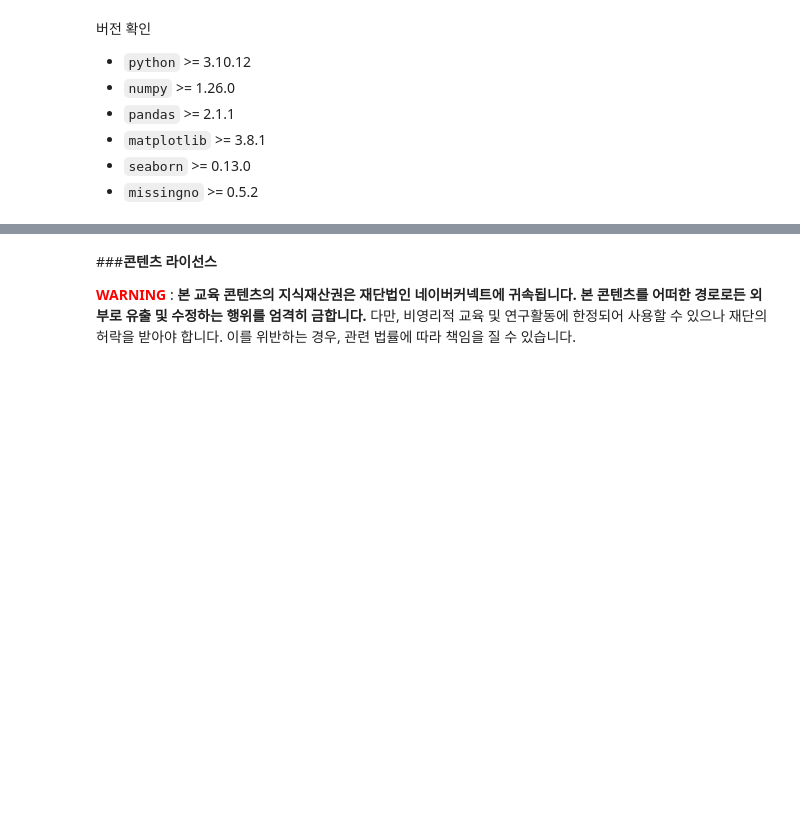
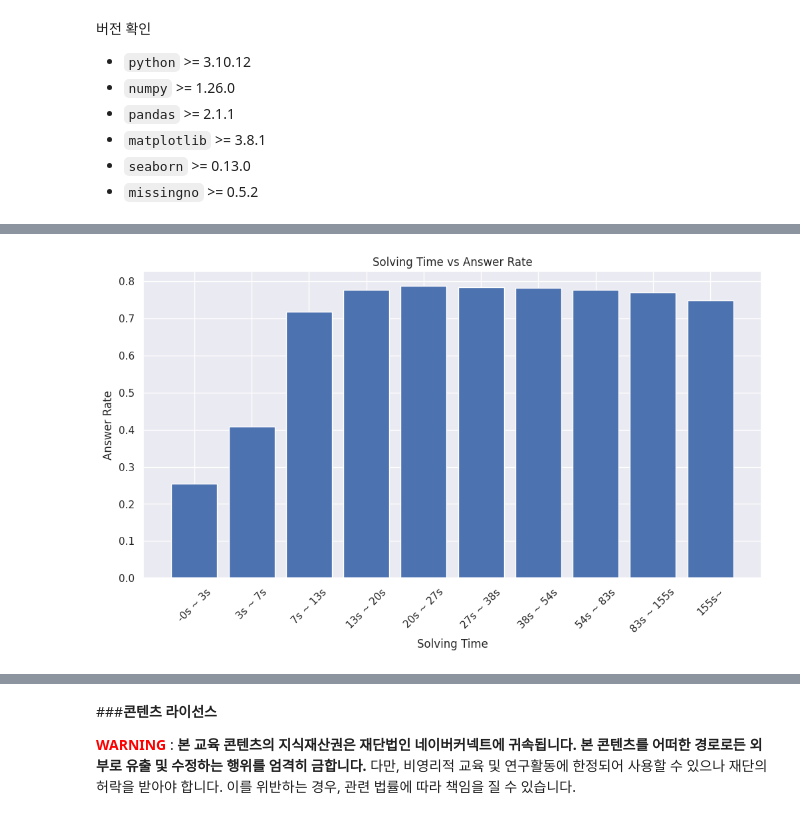
Before and after one commit to boostcampaitech6/level2-dkt-recsys-06, a Jupyter notebook: code/DKT_EDA.ipynb, the cells around one changed output, grey strips where cells are left out. Drawn from its saved outputs; the diff is of its cells as text; code cells hidden in the pictures; blank space fills up the shorter version.

```diff
--- a/code/DKT_EDA.ipynb
+++ b/code/DKT_EDA.ipynb
@@ -180,3 +173,18 @@ stu_groupby.describe()
 # %%
-itemnum_ans = stu_groupby.groupby('assessmentItemID').mean()
-itemnum_ans['num_items'] = itemnum_ans.index
+# SolvingTime에 따른 정답률 시각화
+df_no_nan = df['SolvingTime'].dropna()
+quantiles = df_no_nan.quantile(np.arange(0, 1.1, 0.1)) # 상위 0~10% 풀이시간부터 90~100%까지 10분위로 나눔
+time_bin = pd.cut(df_no_nan, bins=quantiles, include_lowest=True)
+bin_answer_rate = df.loc[time_bin.index].groupby(time_bin)['answerCode'].mean()
+bin_labels = ["{:.0f}s ~ {:.0f}s".format(bin.left, bin.right) for bin in bin_answer_rate.index.categories[:-1]]
+bin_labels.append("{:.0f}s~".format(bin_answer_rate.index.categories[-1].left))
+
+plt.figure(figsize=(12, 6))
+plt.bar(x=np.arange(len(bin_answer_rate)), height=bin_answer_rate.values, tick_label=bin_labels)
+plt.xlabel('Solving Time')
+plt.ylabel('Answer Rate')
+plt.title('Solving Time vs Answer Rate')
+plt.xticks(rotation=45)
+plt.show()
+# %% [output]
+[figure, added]
```
Also changed, not shown: parts of 18 cells of this notebook.
